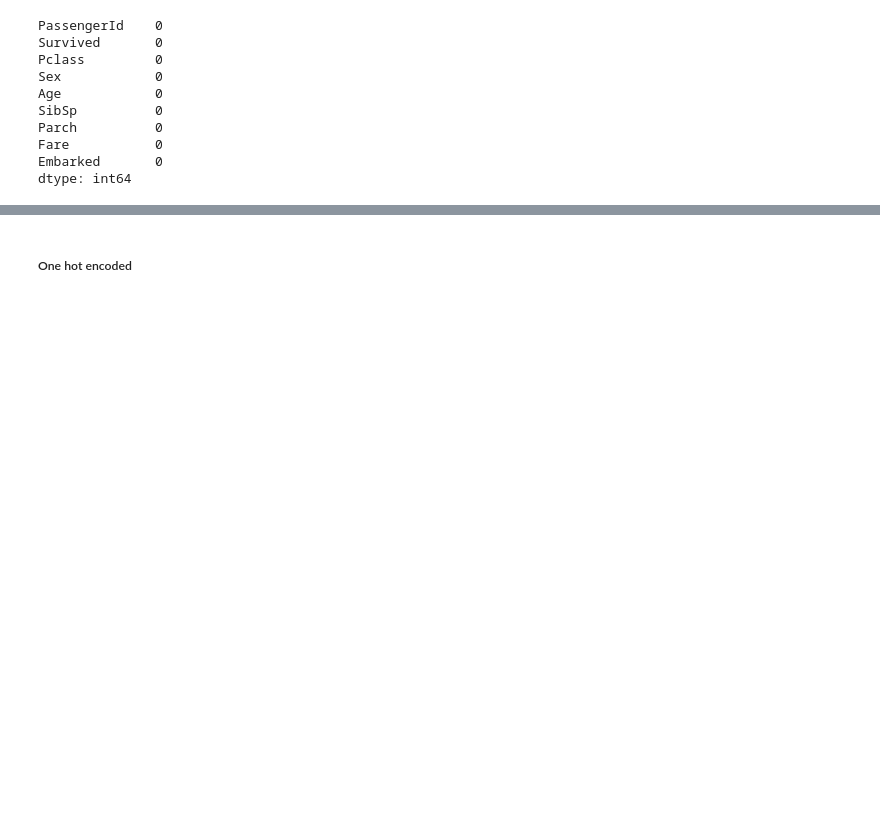
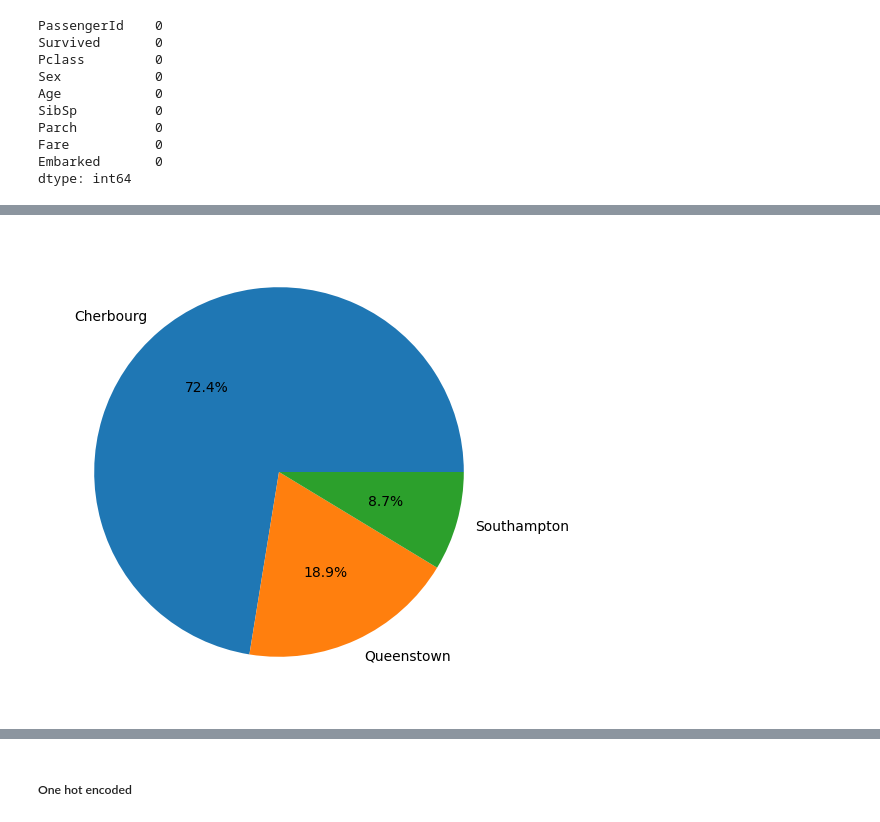
Before and after one commit to maylonleoncio/titanic, a Jupyter notebook: titanic_analysis.ipynb, the cells around one changed output, grey strips where cells are left out. Cells and saved outputs as stored; diff of their text form; code cells hidden in the pictures; blank space fills up the shorter version.

```diff
--- a/titanic_analysis.ipynb
+++ b/titanic_analysis.ipynb
@@ -331,0 +377,8 @@ dtype: int64
+# %%
+# Criar o gráfico de pizza
+plt.figure(figsize=(10, 6))  # Ajusta o tamanho da figura
+plt.pie(train['Embarked'].value_counts() / train.shape[0] * 100, labels=['Cherbourg', 'Queenstown', 'Southampton'], autopct='%1.1f%%')
+
+plt.show()
+# %% [output]
+[figure, added]
```
Also changed, not shown: parts of 16 cells of this notebook.
